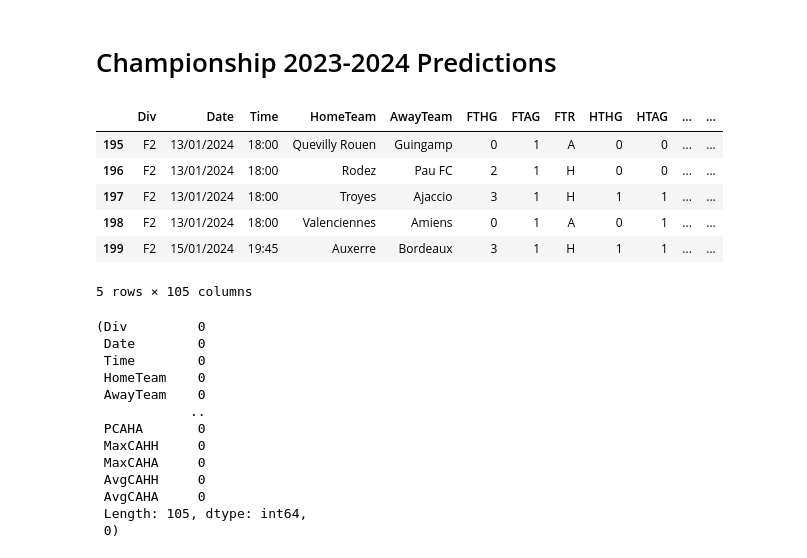
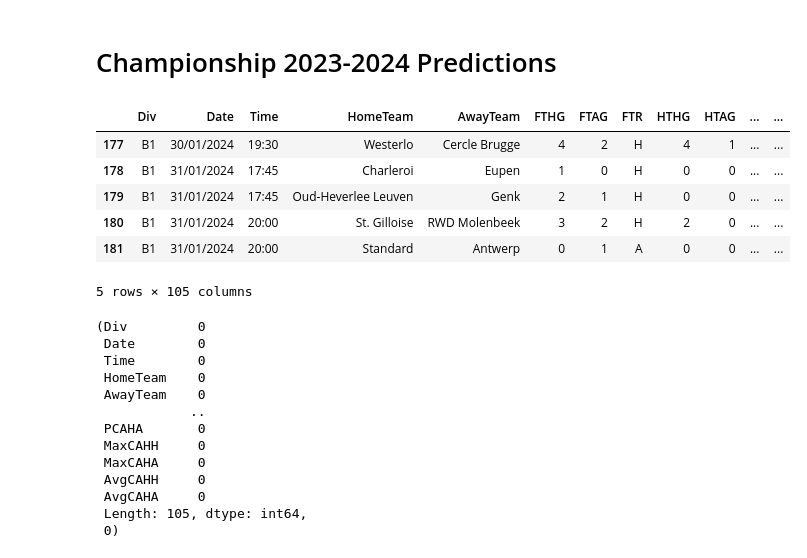
Before and after one commit to dagbolade/PL_prediction, a Jupyter notebook: ligue2.ipynb, the cells around one changed output. Drawn from its saved outputs; the diff is of its cells as text; code cells hidden in the pictures.

```diff
--- a/ligue2.ipynb
+++ b/ligue2.ipynb
@@ -3,19 +3,21 @@
 # %%
 # import data
 import pandas as pd
 import numpy as np
 
 #df = pd.read_csv('F2.csv')
-df = pd.read_csv('ligue_2.csv')
-#df = pd.read_csv('epl/E0 4.csv')
+#df = pd.read_csv('ligue_2.csv')
+df = pd.read_csv('scrapers/englandm/E0.csv')
+
+#df = pd.read_csv('f2_new.csv')
 df.tail()
 # %% [output]
 |  | Div | Date | Time | HomeTeam | AwayTeam | FTHG | FTAG | FTR | HTHG | HTAG | ... | ... |
-| 195 | F2 | 13/01/2024 | 18:00 | Quevilly Rouen | Guingamp | 0 | 1 | A | 0 | 0 | ... | ... |
-| 196 | F2 | 13/01/2024 | 18:00 | Rodez | Pau FC | 2 | 1 | H | 0 | 0 | ... | ... |
-| 197 | F2 | 13/01/2024 | 18:00 | Troyes | Ajaccio | 3 | 1 | H | 1 | 1 | ... | ... |
-| 198 | F2 | 13/01/2024 | 18:00 | Valenciennes | Amiens | 0 | 1 | A | 0 | 1 | ... | ... |
-| 199 | F2 | 15/01/2024 | 19:45 | Auxerre | Bordeaux | 3 | 1 | H | 1 | 1 | ... | ... |
+| 177 | B1 | 30/01/2024 | 19:30 | Westerlo | Cercle Brugge | 4 | 2 | H | 4 | 1 | ... | ... |
+| 178 | B1 | 31/01/2024 | 17:45 | Charleroi | Eupen | 1 | 0 | H | 0 | 0 | ... | ... |
+| 179 | B1 | 31/01/2024 | 17:45 | Oud-Heverlee Leuven | Genk | 2 | 1 | H | 0 | 0 | ... | ... |
+| 180 | B1 | 31/01/2024 | 20:00 | St. Gilloise | RWD Molenbeek | 3 | 2 | H | 2 | 0 | ... | ... |
+| 181 | B1 | 31/01/2024 | 20:00 | Standard | Antwerp | 0 | 1 | A | 0 | 0 | ... | ... |
 5 rows × 105 columns
 # %%
 ## Data Cleaning
```
Also changed, not shown: parts of 23 cells of this notebook, 13 other files.
